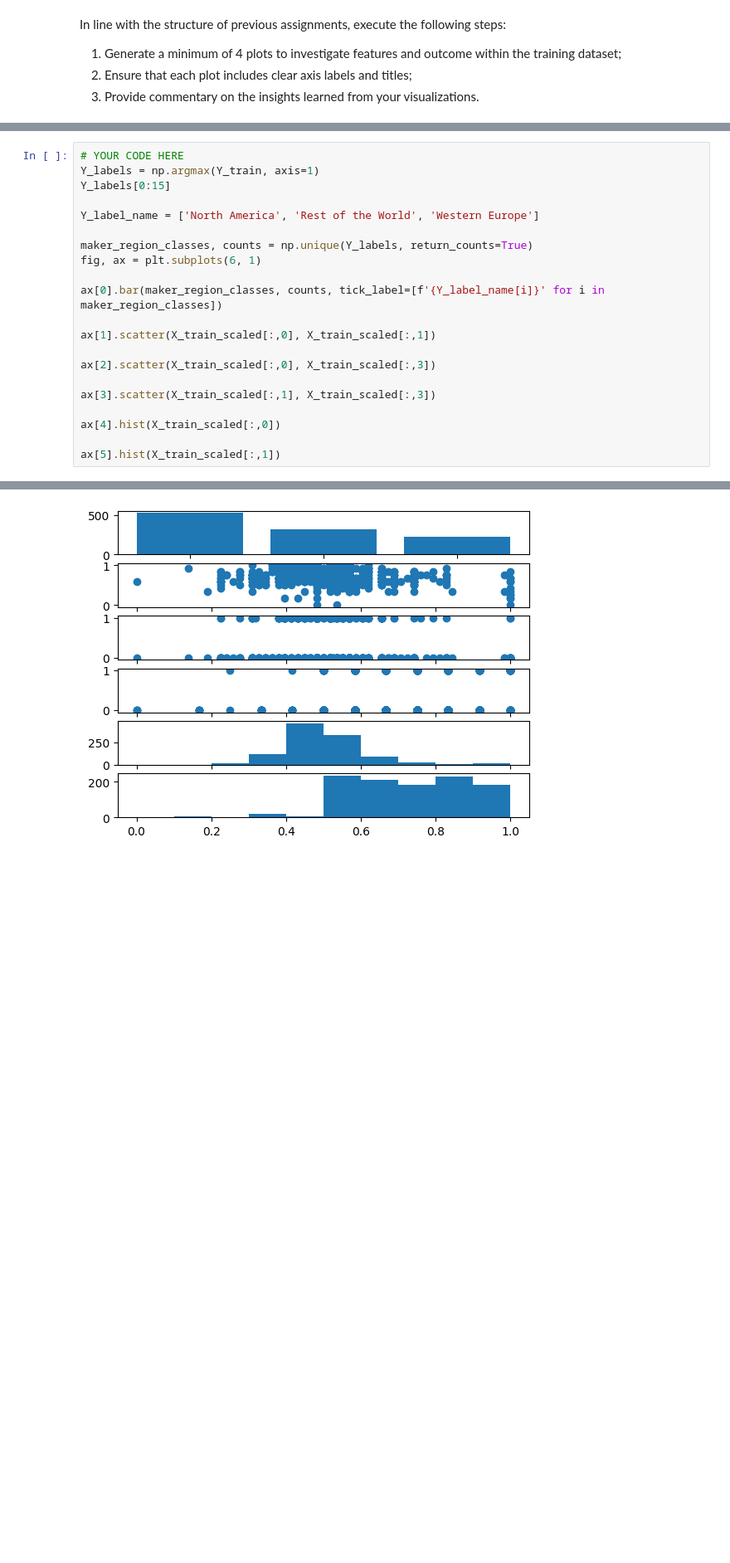
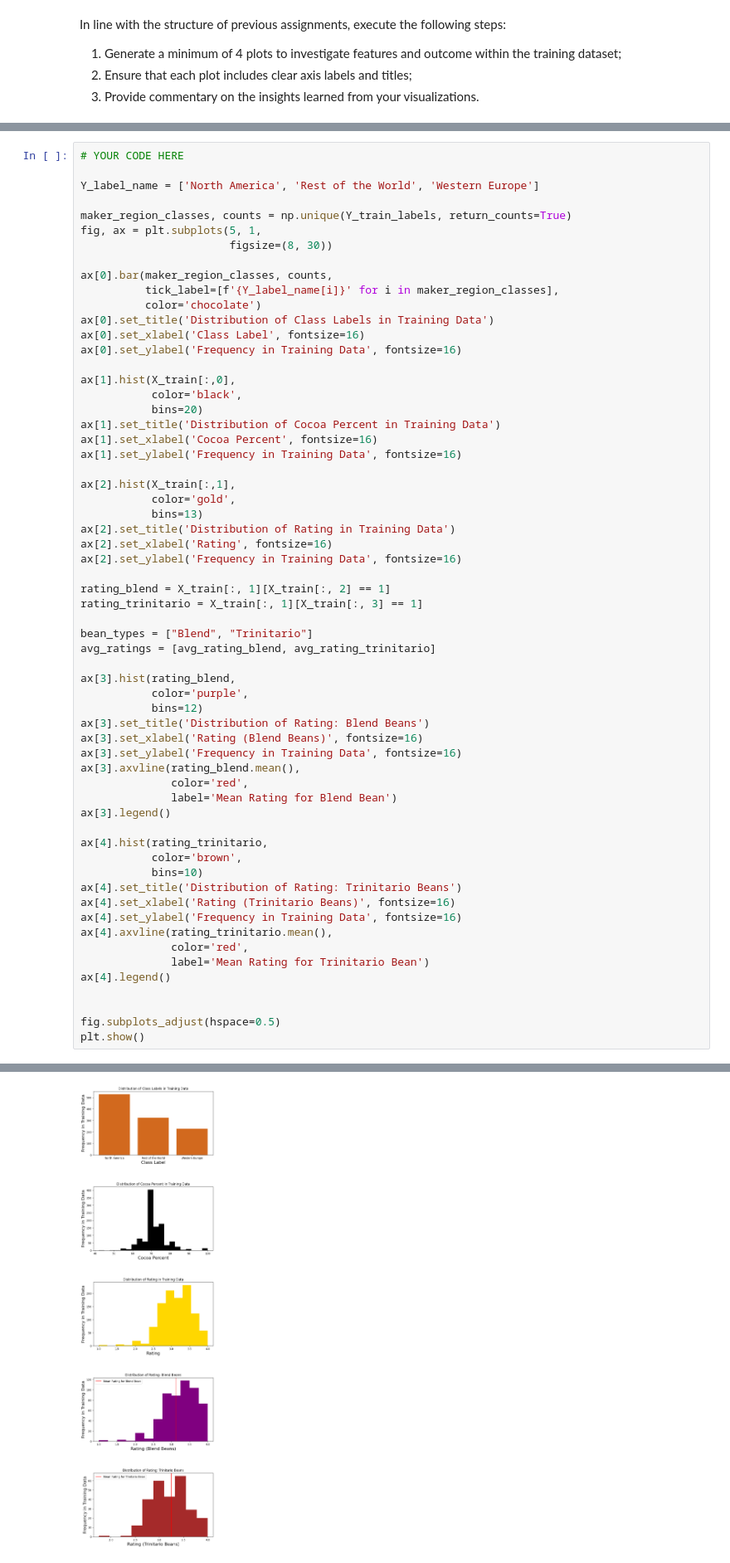
Before and after one commit to dabingougou/207, a Jupyter notebook: week5/05 Multiclass classification.ipynb, the cells around one changed output, grey strips where cells are left out. Shown: that part at 83% size. Saved outputs shown, nothing was run; the diff lists cells and outputs as text; blank space fills up the shorter version.

```diff
--- a/week5/05 Multiclass classification.ipynb
+++ b/week5/05 Multiclass classification.ipynb
@@ -677,22 +675,62 @@ AssertionError: len(row_names) (got 5) should be equal to number of rows in the
 # %%
 # YOUR CODE HERE
-Y_labels = np.argmax(Y_train, axis=1)
-Y_labels[0:15]
 
 Y_label_name = ['North America', 'Rest of the World', 'Western Europe']
 
-maker_region_classes, counts = np.unique(Y_labels, return_counts=True)
-fig, ax = plt.subplots(6, 1)
+maker_region_classes, counts = np.unique(Y_train_labels, return_counts=True)
+fig, ax = plt.subplots(5, 1,
+                       figsize=(8, 30))
 
-ax[0].bar(maker_region_classes, counts, tick_label=[f'{Y_label_name[i]}' for i in maker_region_classes])
+ax[0].bar(maker_region_classes, counts,
+          tick_label=[f'{Y_label_name[i]}' for i in maker_region_classes],
+          color='chocolate')
+ax[0].set_title('Distribution of Class Labels in Training Data')
+ax[0].set_xlabel('Class Label', fontsize=16)
+ax[0].set_ylabel('Frequency in Training Data', fontsize=16)
 
-ax[1].scatter(X_train_scaled[:,0], X_train_scaled[:,1])
+ax[1].hist(X_train[:,0],
+           color='black',
+           bins=20)
+ax[1].set_title('Distribution of Cocoa Percent in Training Data')
+ax[1].set_xlabel('Cocoa Percent', fontsize=16)
+ax[1].set_ylabel('Frequency in Training Data', fontsize=16)
 
-ax[2].scatter(X_train_scaled[:,0], X_train_scaled[:,3])
+ax[2].hist(X_train[:,1],
+           color='gold',
+           bins=13)
+ax[2].set_title('Distribution of Rating in Training Data')
+ax[2].set_xlabel('Rating', fontsize=16)
+ax[2].set_ylabel('Frequency in Training Data', fontsize=16)
 
-ax[3].scatter(X_train_scaled[:,1], X_train_scaled[:,3])
+rating_blend = X_train[:, 1][X_train[:, 2] == 1]
+rating_trinitario = X_train[:, 1][X_train[:, 3] == 1]
 
-ax[4].hist(X_train_scaled[:,0])
+bean_types = ["Blend", "Trinitario"]
+avg_ratings = [avg_rating_blend, avg_rating_trinitario]
 
-ax[5].hist(X_train_scaled[:,1])
+ax[3].hist(rating_blend,
+           color='purple',
+           bins=12)
+ax[3].set_title('Distribution of Rating: Blend Beans')
+ax[3].set_xlabel('Rating (Blend Beans)', fontsize=16)
+ax[3].set_ylabel('Frequency in Training Data', fontsize=16)
+ax[3].axvline(rating_blend.mean(),
+              color='red',
+              label='Mean Rating for Blend Bean')
+ax[3].legend()
+
+ax[4].hist(rating_trinitario,
+           color='brown',
+           bins=10)
+ax[4].set_title('Distribution of Rating: Trinitario Beans')
+ax[4].set_xlabel('Rating (Trinitario Beans)', fontsize=16)
+ax[4].set_ylabel('Frequency in Training Data', fontsize=16)
+ax[4].axvline(rating_trinitario.mean(),
+              color='red',
+              label='Mean Rating for Trinitario Bean')
+ax[4].legend()
+
+
+fig.subplots_adjust(hspace=0.5)
+plt.show()
 # %% [output]
@@ -702 +737 @@ ax[5].hist(X_train_scaled[:,1])
-[figure, old version]
+[figure, new version]
```
Also changed, not shown: parts of 13 cells of this notebook.
